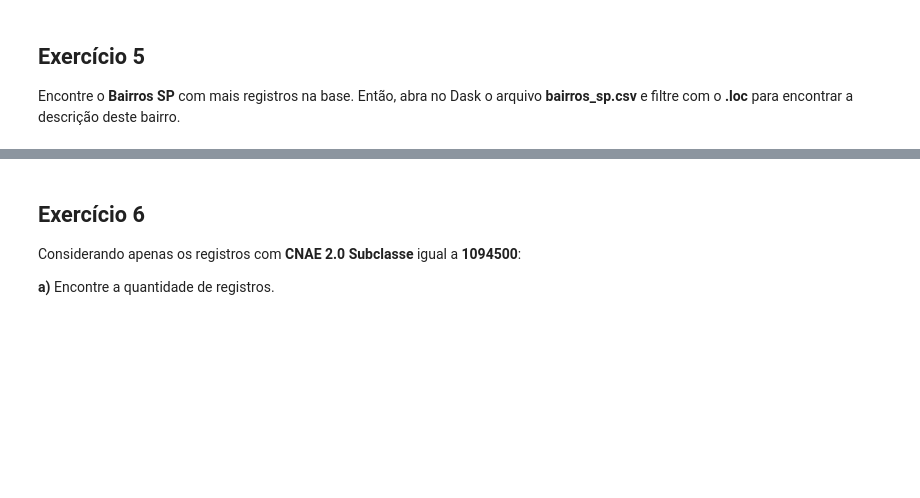
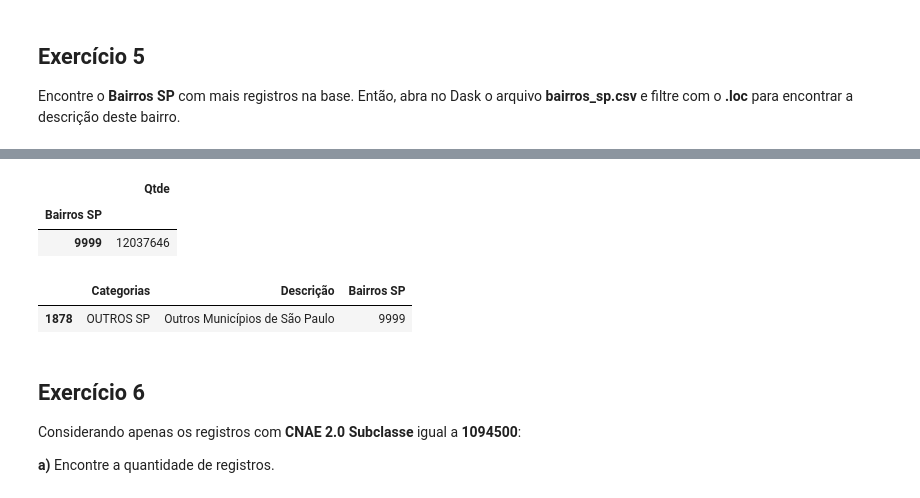
Before and after one commit to fran-janela/big-data-for-public-datasets-class, a Jupyter notebook: a02-dask/notebooks/aula02.ipynb, the cells around one changed output, grey strips where cells are left out. Drawn from its saved outputs; the diff is of its cells as text; code cells hidden in the pictures; blank space fills up the shorter version.

```diff
--- a/a02-dask/notebooks/aula02.ipynb
+++ b/a02-dask/notebooks/aula02.ipynb
@@ -575,3 +591,16 @@ Encontre o **Bairros SP** com mais registros na base. Então, abra no Dask o arq
+# %%
+max_reg_bairros = max_reg_bairros.to_frame()
+max_reg_bairros.columns = ['Qtde']
+# %% [output]
+|  | Qtde |
+| Bairros SP |  |
+| 9999 | 12037646 |
+# %%
+max_reg_bairro_info = bairros_sp.loc[bairros_sp['Bairros SP'] == int(max_reg_bairros.index[0]),:]
+max_reg_bairro_info.head()
+# %% [output]
+|  | Categorias | Descrição | Bairros SP |
+| 1878 | OUTROS SP | Outros Municípios de São Paulo | 9999 |
 # %% [markdown]
 ## Exercício 6
 
```
Also changed, not shown: parts of 21 cells of this notebook, 5 other files.
